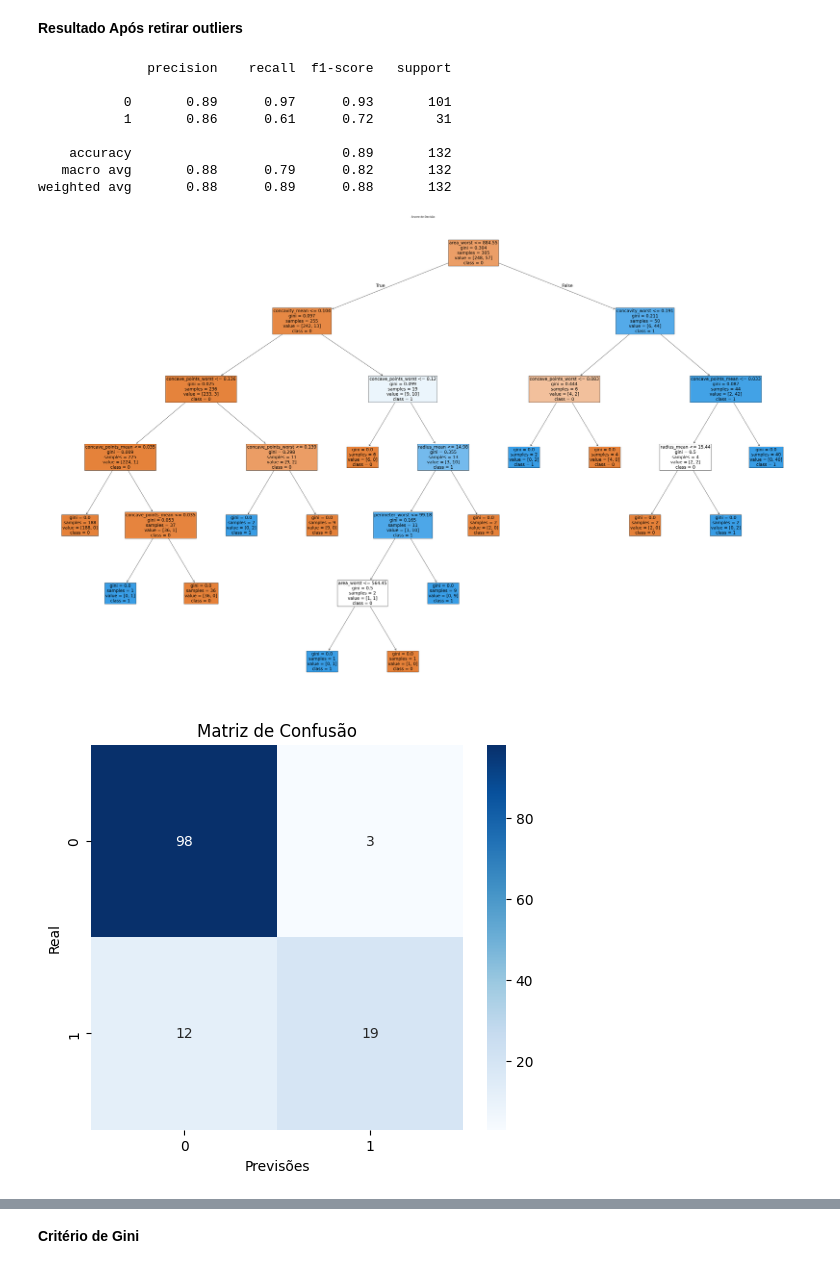
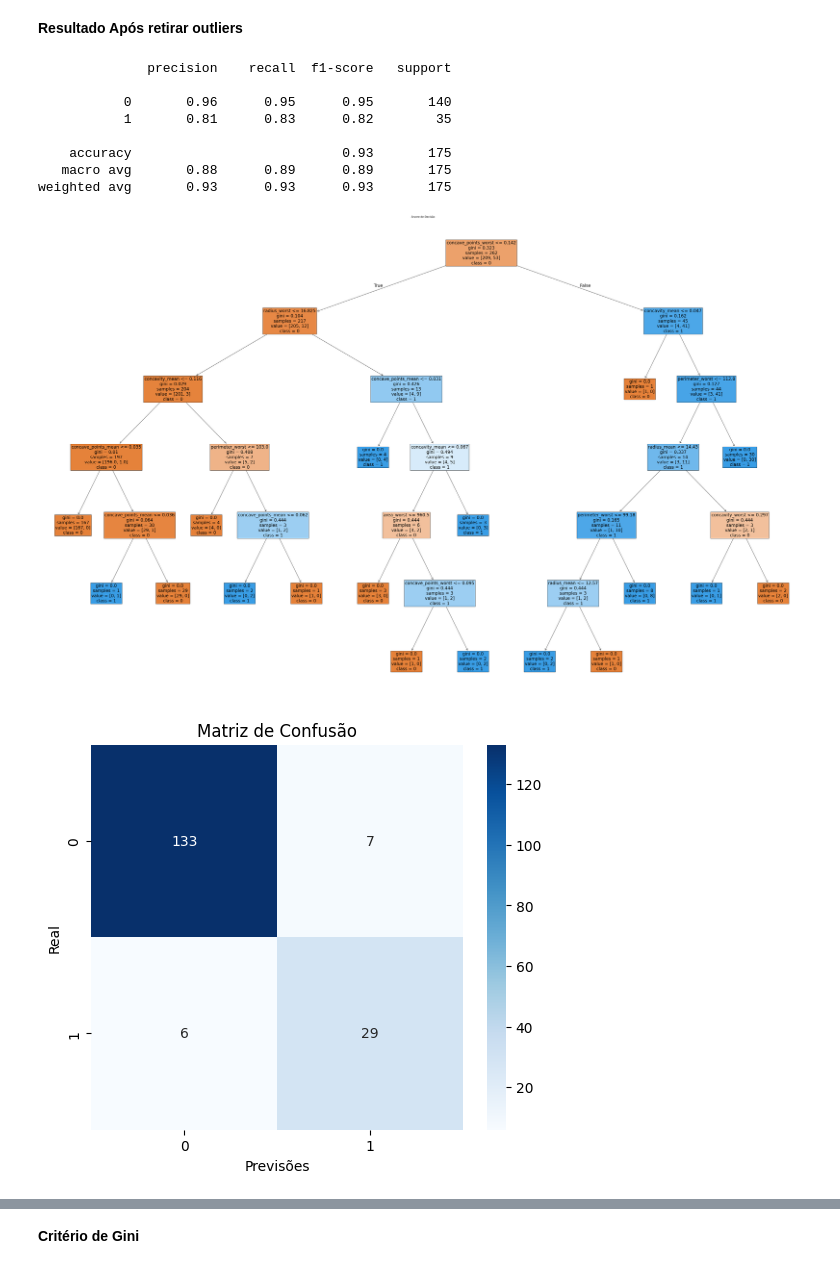
Before and after one commit to Rafaela-Pecanha/trabalho-pratico-arvore-decisao-t1, a Jupyter notebook: breast_cancer.ipynb, the cells around one changed output, grey strips where cells are left out. Cells and saved outputs as stored; diff of their text form; code cells hidden in the pictures.

```diff
--- a/breast_cancer.ipynb
+++ b/breast_cancer.ipynb
@@ -293,39 +293,39 @@ import matplotlib.pyplot as plt
 import seaborn as sns
 
 X = df_filtrado[selected_features]
 y = df_filtrado['Diagnosis']
 
-X_train, X_test, y_train, y_test = train_test_split(X, y, test_size=0.3, random_state=42)
+X_train, X_test, y_train, y_test = train_test_split(X, y, test_size=0.4, stratify=y,  random_state=42)
 
-clf = DecisionTreeClassifier(criterion='gini',random_state=42)
+clf = DecisionTreeClassifier(criterion='gini', random_state=42)
 clf.fit(X_train, y_train)
 
 y_pred = clf.predict(X_test)
 
 print(classification_report(y_test, y_pred))
 
 plt.figure(figsize=(64, 40))
 class_names = sorted(y.unique().astype(str))
 plot_tree(clf, filled=True, feature_names=selected_features, class_names=class_names,fontsize=20)
 plt.title("Árvore de Decisão")
 plt.show()
 
 cm = confusion_matrix(y_test, y_pred)
 
 plt.figure(figsize=(6, 5))
 sns.heatmap(cm, annot=True, fmt='d', cmap='Blues', xticklabels=class_names, yticklabels=class_names)
 plt.title("Matriz de Confusão")
 plt.xlabel("Previsões")
 plt.ylabel("Real")
 plt.show()
 # %% [output]
               precision    recall  f1-score   support
 
-           0       0.89      0.97      0.93       101
-           1       0.86      0.61      0.72        31
+           0       0.96      0.95      0.95       140
+           1       0.81      0.83      0.82        35
 
-    accuracy                           0.89       132
-   macro avg       0.88      0.79      0.82       132
-weighted avg       0.88      0.89      0.88       132
+    accuracy                           0.93       175
+   macro avg       0.88      0.89      0.89       175
+weighted avg       0.93      0.93      0.93       175
-[figure, old version]
+[figure, new version]
-[figure, old version]
+[figure, new version]
```
Also changed, not shown: parts of 4 cells of this notebook.
